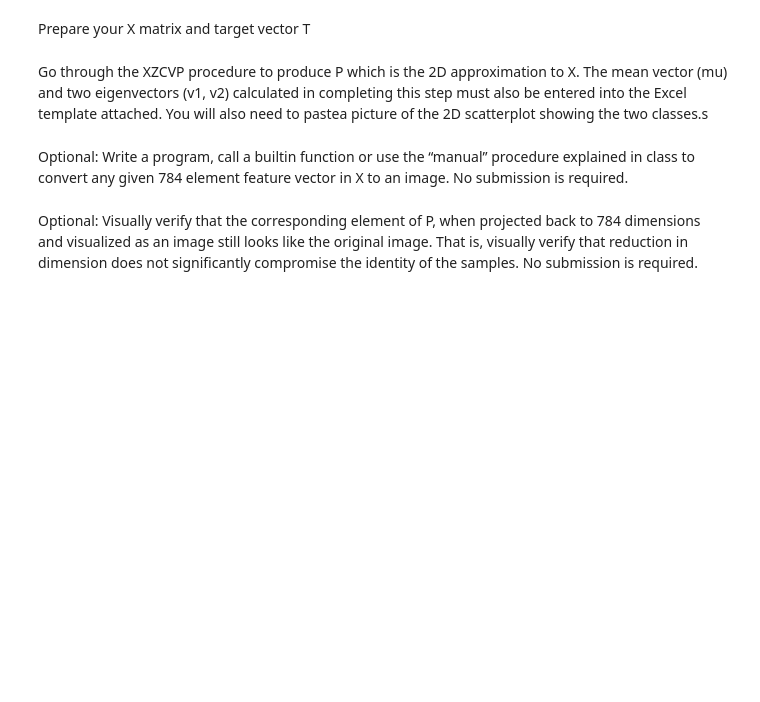
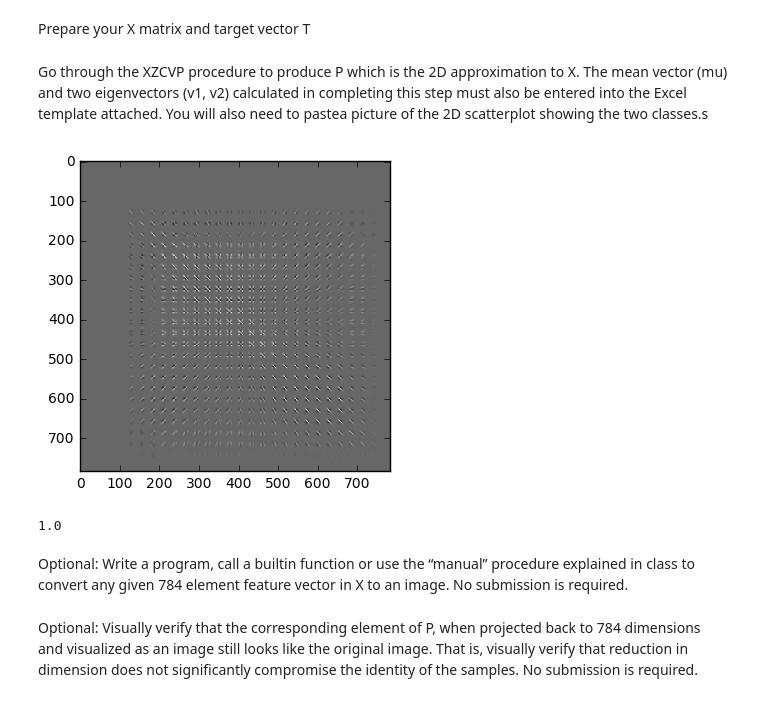
Before and after one commit to yelaura/python-assignments, a Jupyter notebook: Intro to Machine Learning/Assignment 3.ipynb, the cells around one changed output. Saved outputs shown, nothing was run; the diff lists cells and outputs as text; code cells hidden in the pictures; blank space fills up the shorter version.

```diff
--- a/Intro to Machine Learning/Assignment 3.ipynb
+++ b/Intro to Machine Learning/Assignment 3.ipynb
@@ -6,6 +73,23 @@ Prepare the data you will use for this assignment by limiting the imported data
 Prepare your X matrix and target vector T
 # %% [markdown]
 Go through the XZCVP procedure to produce P which is the 2D approximation to X. The mean vector (mu) and two eigenvectors (v1, v2) calculated in completing this step must also be entered into the Excel template attached. You will also need to pastea picture of the 2D scatterplot showing the two classes.s
+# %%
+X_miu = X.mean(axis=0)
+
+Z = X - X_miu
+
+C = np.cov(Z.T)
+
+l,V = np.linalg.eigh(C)
+
+plt.imshow(C,interpolation='None', cmap=cm.gray)
+show()
+# %% [output]
+[figure, added]
+# %%
+np.linalg.norm(V[1])
+# %% [output]
+1.0
 # %% [markdown]
 Optional: Write a program, call a builtin function or use the “manual” procedure explained in class to convert any given 784 element feature vector in X to an image. No submission is required.
 # %% [markdown]
```
Also changed, not shown: parts of 3 cells of this notebook, 2 other files.
